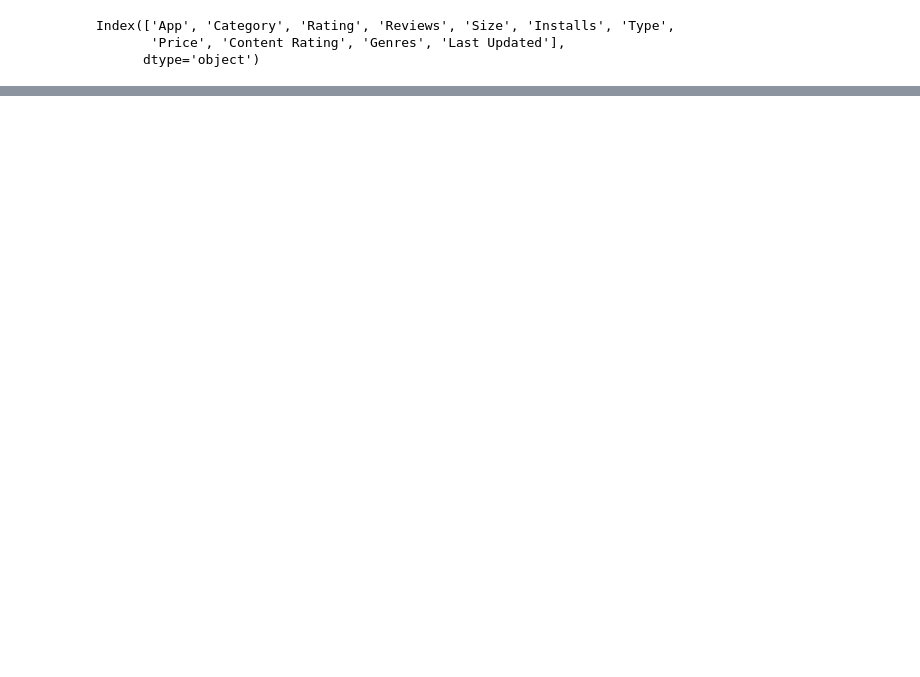
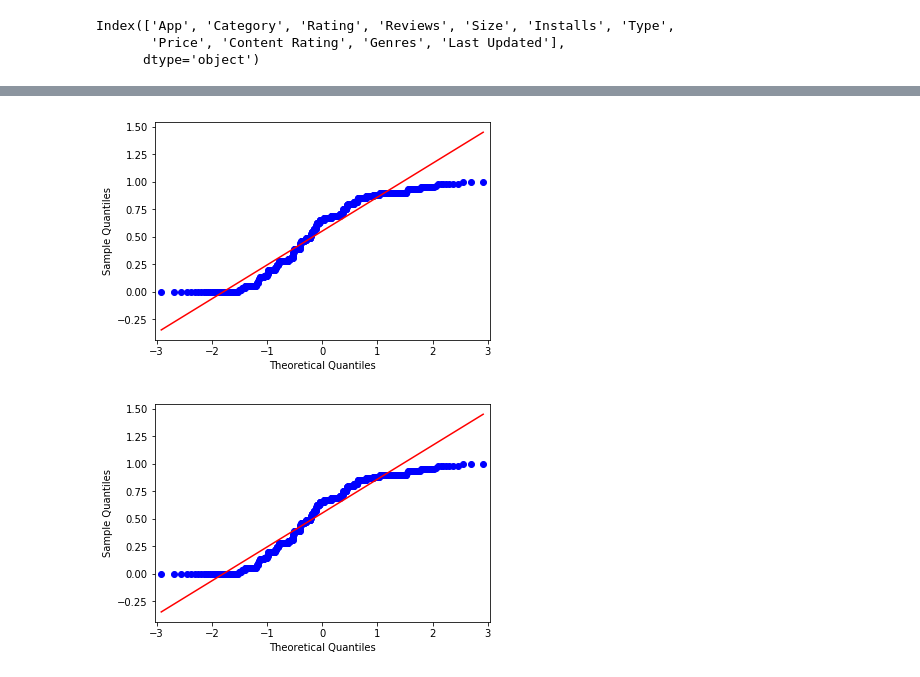
Before and after one commit to manasapesu/GooglePlayStoreApps, a Jupyter notebook: Code.ipynb, the cells around one changed output, grey strips where cells are left out. Cells and saved outputs as stored; diff of their text form; code cells hidden in the pictures; blank space fills up the shorter version.

```diff
--- a/Code.ipynb
+++ b/Code.ipynb
@@ -149,0 +154,5 @@ df.head()
+# %%
+qqplot(df['Genres'],line='s')
+# %% [output]
+[figure, added]
+[figure, added]
```
Also changed, not shown: parts of 14 cells of this notebook.
